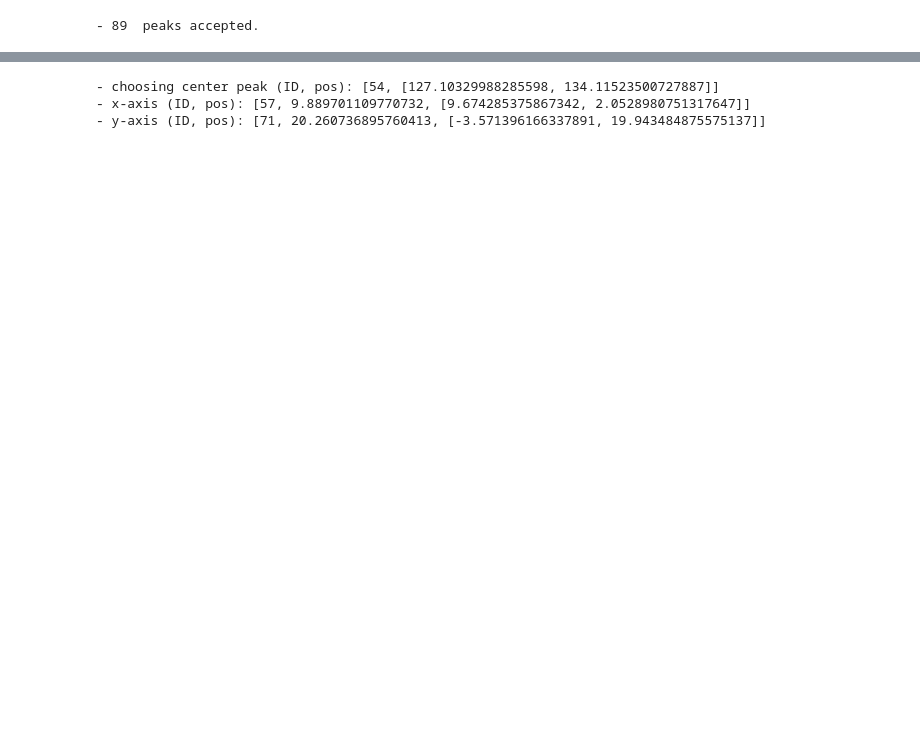
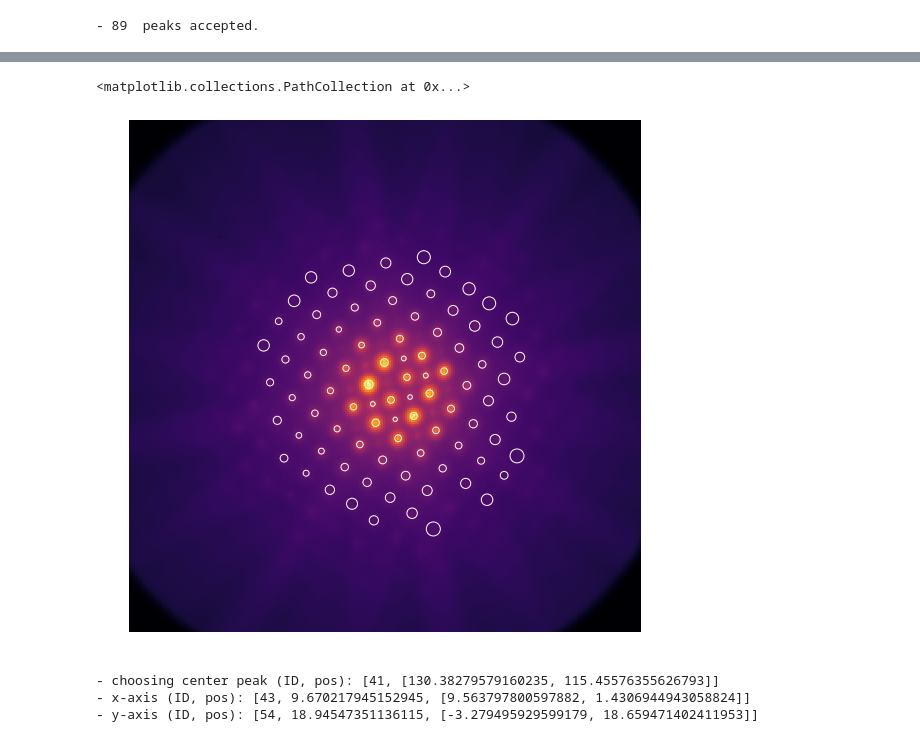
Before and after one commit to ju-bar/emilys, a Jupyter notebook: notebooks/CalibDiffraction.ipynb, the cells around one changed output, grey strips where cells are left out. Cells and saved outputs as stored; diff of their text form; code cells hidden in the pictures; blank space fills up the shorter version.

```diff
--- a/notebooks/CalibDiffraction.ipynb
+++ b/notebooks/CalibDiffraction.ipynb
@@ -238,11 +229,8 @@ print('-', npkf, ' peaks accepted.')
 - 89  peaks accepted.
 # %%
 # Plot the image with circles indicating measured peak positions and widths
-plot3 = aplt.arrayplot2d(limg0**0.3,2,'inferno') # plot image
+fig3, ax3 = aplt.arrayplot2d(limg0**0.3,2,'inferno') # plot image
 # show points
-ax = plt.gca()
-for l in range(0,len(lpk1)):
-    pos = np.array([lpk1[l][0][0],lpk1[l][0][1]])
-    prangecircle = Circle(pos, lpk1[l][0][2], color='w', fill=False)
-    ax.add_patch(prangecircle)
+lpost = np.transpose(lpkf)[0:3,0]
+ax3.scatter(*lpost[0:2],s=16*lpost[2]**2, facecolors='none', edgecolors='w')
 # %% [output]
@@ -251,8 +237,10 @@ for l in range(0,len(lpk1)):
+<matplotlib.collections.PathCollection at 0x...>
+[figure, added]
 # %%
 # Connect the peaks with a lattice (projected reciprocal lattice of the crystal)
 # - Locate the peak closest to the image center.
-posc = 0.5 * ndim # ! Set the center position for the peak pattern !
-# posc = np.array([128.,120.]) # ! Set the center position for the peak pattern !
+#posc = 0.5 * ndim # ! Set the center position for the peak pattern !
+posc = 0.5 * ndim - [0.,10.] # ! Set the center position for the peak pattern !
 dmin = np.sqrt(np.dot(lpkf[0,0,0:2] - posc,lpkf[0,0,0:2] - posc))
 imin = 0
 for l in range(1, npkf):
@@ -294,8 +282,8 @@ pplane1 = lpkf[iplane1,0,0:2]
 vplane1 = pplane1 - pcenter
 print('- y-axis (ID, pos):', [iplane1, dmin, [vplane1[0],vplane1[1]]])
 # %% [output]
-- choosing center peak (ID, pos): [54, [127.10329988285598, 134.11523500727887]]
-- x-axis (ID, pos): [57, 9.889701109770732, [9.674285375867342, 2.0528980751317647]]
-- y-axis (ID, pos): [71, 20.260736895760413, [-3.571396166337891, 19.943484875575137]]
+- choosing center peak (ID, pos): [41, [130.38279579160235, 115.45576355626793]]
+- x-axis (ID, pos): [43, 9.670217945152945, [9.563797800597882, 1.4306944943058824]]
+- y-axis (ID, pos): [54, 18.94547351136115, [-3.279495929599179, 18.659471402411953]]
 # %%
 # Show the chosen basis by arrows in a plot
```
Also changed, not shown: parts of 22 cells of this notebook, 4 other files.
